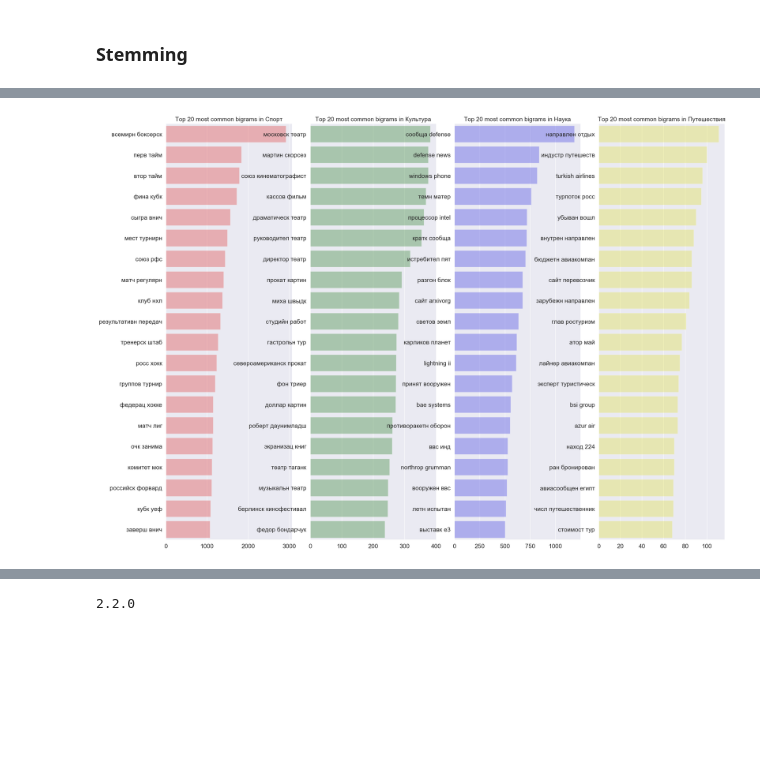
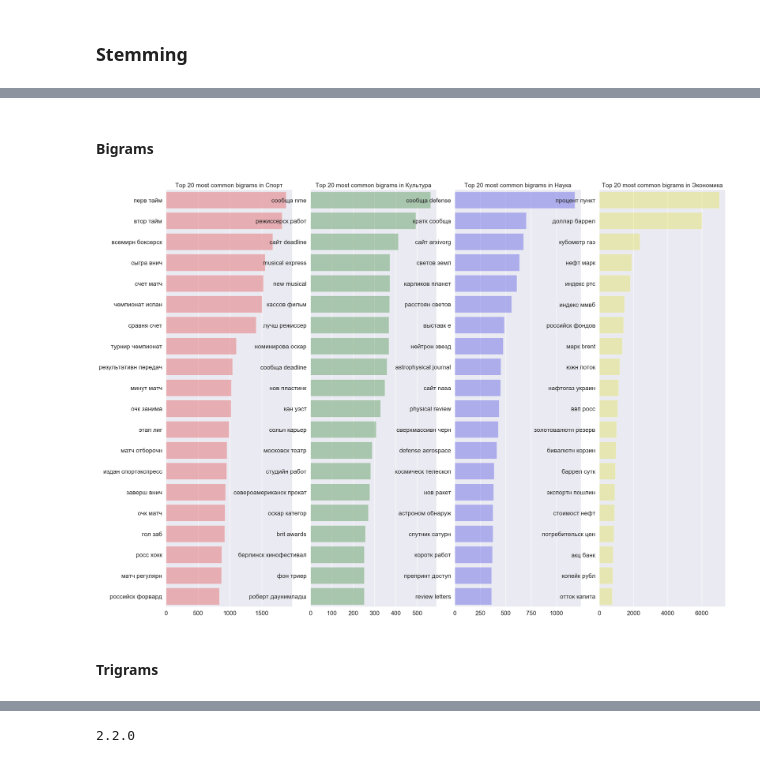
Before and after one commit to annulet/test_nlp, a Jupyter notebook: EDA_and_data_mining_part_2.ipynb, the cells around one changed output, grey strips where cells are left out. Drawn from its saved outputs; the diff is of its cells as text; code cells hidden in the pictures; blank space fills up the shorter version.

```diff
--- a/EDA_and_data_mining_part_2.ipynb
+++ b/EDA_and_data_mining_part_2.ipynb
@@ -111,0 +114,14 @@ Name: processed_text, dtype: object
+# %%
+%%time
+STOPWORDS = set(stop_words.get_stop_words('ru'))
+
+
+def remove_stopwords(text, stopwords):
+    token = [token for token in text.split() if token not in stopwords]
+    return token
+
+
+data['processed_text'] = data['processed_text'].apply(
+    lambda x:  (remove_stopwords(x, STOPWORDS))
+)
+data['processed_text'].head(2)
@@ -125,6 +163,0 @@ It is a super slow way to lemmatize more than 100 000 of texts. I tried running
-# %%
-%%time
-data['processed_text'] = data['processed_text'].apply(
-    lambda x:  nltk.word_tokenize(x)
-)
-data['processed_text'].head(2)
@@ -278,9 +293,11 @@ plt.show()
+# %% [markdown]
+#### Bigrams
 # %%
 # Bigrams
 sport_bigrams = defaultdict(int)
 culture_bigrams = defaultdict(int)
 sci_bigrams = defaultdict(int)
-travel_bigrams = defaultdict(int)
+economy_bigrams = defaultdict(int)
 
 for text in data.loc[data['topic'] == 'Спорт', 'processed_text']:
     for word in generate_ngrams(text, 2):
@@ -294,31 +311,31 @@ for text in data.loc[data['topic'] == 'Наука и техника', 'processed
     for word in generate_ngrams(text, 2):
         sci_bigrams[word] += 1
 
-for text in data.loc[data['topic'] == 'Путешествия', 'processed_text']:
+for text in data.loc[data['topic'] == 'Экономика', 'processed_text']:
     for word in generate_ngrams(text, 2):
-        travel_bigrams[word] += 1
+        economy_bigrams[word] += 1
 
 sport_bigrams_keys = set(sport_bigrams.keys())
 culture_bigrams_keys = set(culture_bigrams.keys())
 sci_bigrams_keys = set(sci_bigrams.keys())
-travel_bigrams_keys = set(travel_bigrams.keys())
+economy_bigrams_keys = set(economy_bigrams.keys())
 
-bique_sport_bigrams = sport_bigrams_keys - culture_bigrams_keys - sci_bigrams_keys - travel_bigrams_keys
-bique_sport_bigrams = {k : v for k, v in iter(sport_bigrams.items()) if k in bique_sport_bigrams}
+unique_sport_bigrams = sport_bigrams_keys - culture_bigrams_keys - sci_bigrams_keys - economy_bigrams_keys
+unique_sport_bigrams = {k : v for k, v in iter(sport_bigrams.items()) if k in unique_sport_bigrams}
 
-bique_culture_bigrams = culture_bigrams_keys - sci_bigrams_keys - travel_bigrams_keys - sport_bigrams_keys
-bique_culture_bigrams = {k : v for k, v in iter(culture_bigrams.items()) if k in bique_culture_bigrams}
+unique_culture_bigrams = culture_bigrams_keys - sci_bigrams_keys - economy_bigrams_keys - sport_bigrams_keys
+unique_culture_bigrams = {k : v for k, v in iter(culture_bigrams.items()) if k in unique_culture_bigrams}
 
-bique_sci_bigrams = sci_bigrams_keys - travel_bigrams_keys - sport_bigrams_keys - culture_bigrams_keys
-bique_sci_bigrams = {k : v for k, v in iter(sci_bigrams.items()) if k in bique_sci_bigrams}
+unique_sci_bigrams = sci_bigrams_keys - economy_bigrams_keys - sport_bigrams_keys - culture_bigrams_keys
+unique_sci_bigrams = {k : v for k, v in iter(sci_bigrams.items()) if k in unique_sci_bigrams}
 
-bique_travel_bigrams = travel_bigrams_keys - sport_bigrams_keys - culture_bigrams_keys - sci_bigrams_keys
-bique_travel_bigrams = {k : v for k, v in iter(travel_bigrams.items()) if k in bique_travel_bigrams}
+unique_economy_bigrams = economy_bigrams_keys - sport_bigrams_keys - culture_bigrams_keys - sci_bigrams_keys
+unique_economy_bigrams = {k : v for k, v in iter(economy_bigrams.items()) if k in unique_economy_bigrams}
 
-df_sport_bigrams = pd.DataFrame(sorted(bique_sport_bigrams.items(), key=lambda x: x[1])[::-1])
-df_culture_bigrams = pd.DataFrame(sorted(bique_culture_bigrams.items(), key=lambda x: x[1])[::-1])
-df_sci_bigrams = pd.DataFrame(sorted(bique_sci_bigrams.items(), key=lambda x: x[1])[::-1])
-df_travel_bigrams = pd.DataFrame(sorted(bique_travel_bigrams.items(), key=lambda x: x[1])[::-1])
+df_sport_bigrams = pd.DataFrame(sorted(unique_sport_bigrams.items(), key=lambda x: x[1])[::-1])
+df_culture_bigrams = pd.DataFrame(sorted(unique_culture_bigrams.items(), key=lambda x: x[1])[::-1])
+df_sci_bigrams = pd.DataFrame(sorted(unique_sci_bigrams.items(), key=lambda x: x[1])[::-1])
+df_economy_bigrams = pd.DataFrame(sorted(unique_economy_bigrams.items(), key=lambda x: x[1])[::-1])
 
 fig, axes = plt.subplots(ncols=4, figsize=(20, 15), dpi=100)
 plt.tight_layout()
@@ -336,37 +353,39 @@ sns.barplot(
     ax=axes[1],
     color='green',
     alpha=0.3
 )
 sns.barplot(
     y=df_sci_bigrams[0].values[:N],
     x=df_sci_bigrams[1].values[:N],
     ax=axes[2],
     color='blue',
     alpha=0.3
 )
 sns.barplot(
-    y=df_travel_bigrams[0].values[:N],
-    x=df_travel_bigrams[1].values[:N],
+    y=df_economy_bigrams[0].values[:N],
+    x=df_economy_bigrams[1].values[:N],
     ax=axes[3],
     color='yellow',
     alpha=0.3
 )
 
 for i in range(4):
     axes[i].spines['right'].set_visible(False)
     axes[i].set_xlabel('')
     axes[i].set_ylabel('')
     axes[i].tick_params(axis='x', labelsize=15)
     axes[i].tick_params(axis='y', labelsize=15)
 
 axes[0].set_title(f'Top {N} most common bigrams in Спорт', fontsize=15)
 axes[1].set_title(f'Top {N} most common bigrams in Культура', fontsize=15)
 axes[2].set_title(f'Top {N} most common bigrams in Наука', fontsize=15)
-axes[3].set_title(f'Top {N} most common bigrams in Путешествия', fontsize=15)
+axes[3].set_title(f'Top {N} most common bigrams in Экономика', fontsize=15)
 
 plt.show()
 # %% [output]
-[figure, old version]
+[figure, new version]
+# %% [markdown]
+#### Trigrams
 # %%
 # Trigrams
 sport_trigrams = defaultdict(int)
```
Also changed, not shown: parts of 59 cells of this notebook.
